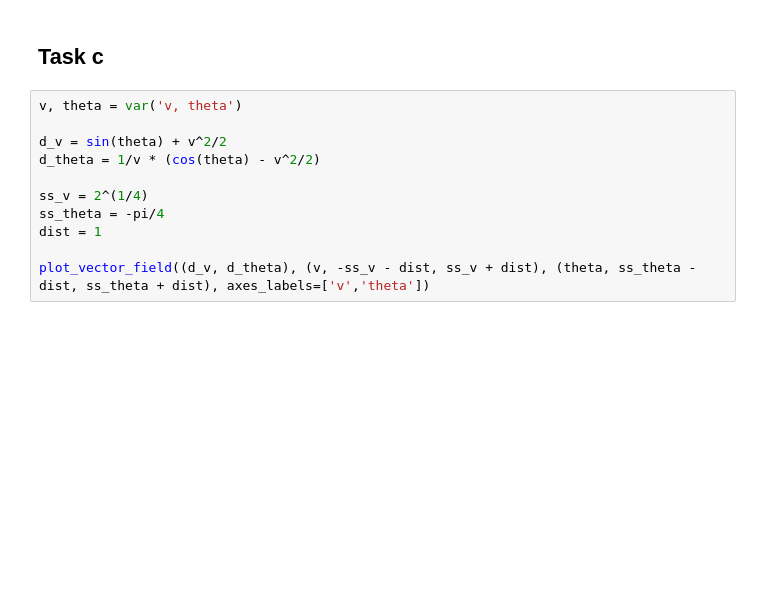
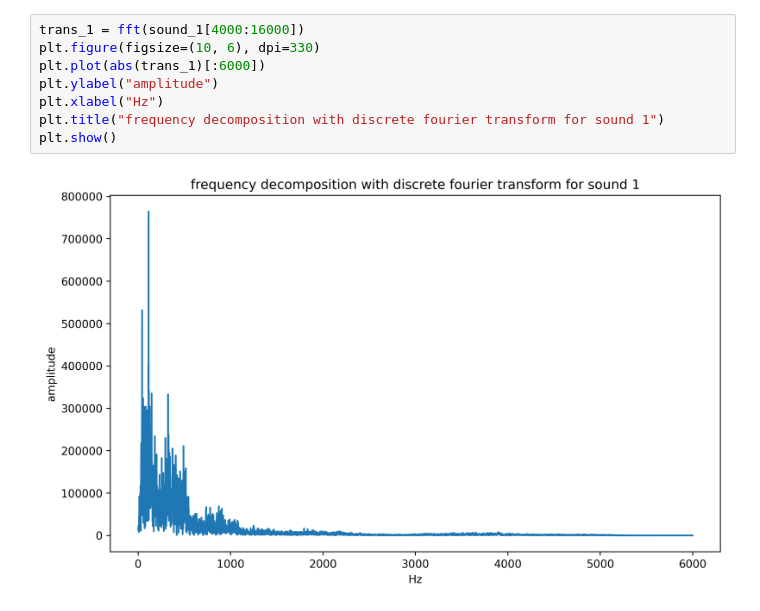
Before and after one commit to Munchic/cs154, a Jupyter notebook: Assignment 4.ipynb, the cells around one changed output. Cells and saved outputs as stored; diff of their text form; blank space fills up the shorter version.

```diff
--- a/Assignment 4.ipynb
+++ b/Assignment 4.ipynb
@@ -139,13 +28,10 @@ SyntaxError: cannot assign to function call (<ipython-input-107-f5e3fd4db5dd>, l
-# %% [markdown]
-## Task c
-# %%
-v, theta = var('v, theta')
-
-d_v = sin(theta) + v^2/2
-d_theta = 1/v * (cos(theta) - v^2/2)
-
-ss_v = 2^(1/4)
-ss_theta = -pi/4
-dist = 1
-
-plot_vector_field((d_v, d_theta), (v, -ss_v - dist, ss_v + dist), (theta, ss_theta - dist, ss_theta + dist), axes_labels=['v','theta'])
+# %%
+trans_1 = fft(sound_1[4000:16000])
+plt.figure(figsize=(10, 6), dpi=330)
+plt.plot(abs(trans_1)[:6000])
+plt.ylabel("amplitude")
+plt.xlabel("Hz")
+plt.title("frequency decomposition with discrete fourier transform for sound 1")
+plt.show()
+# %% [output]
+[figure, added]
```
Also changed, not shown: parts of 22 cells of this notebook.
